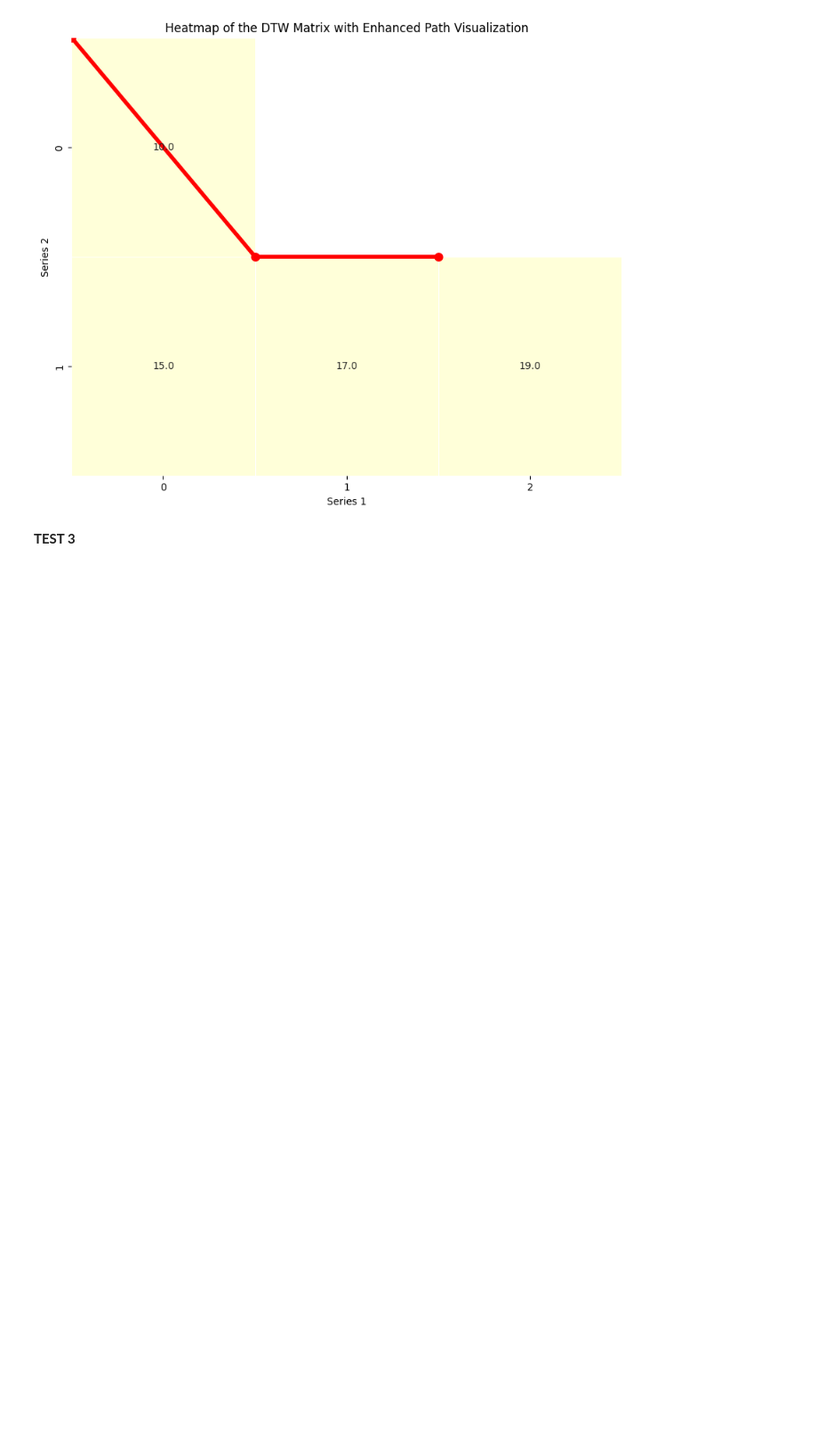
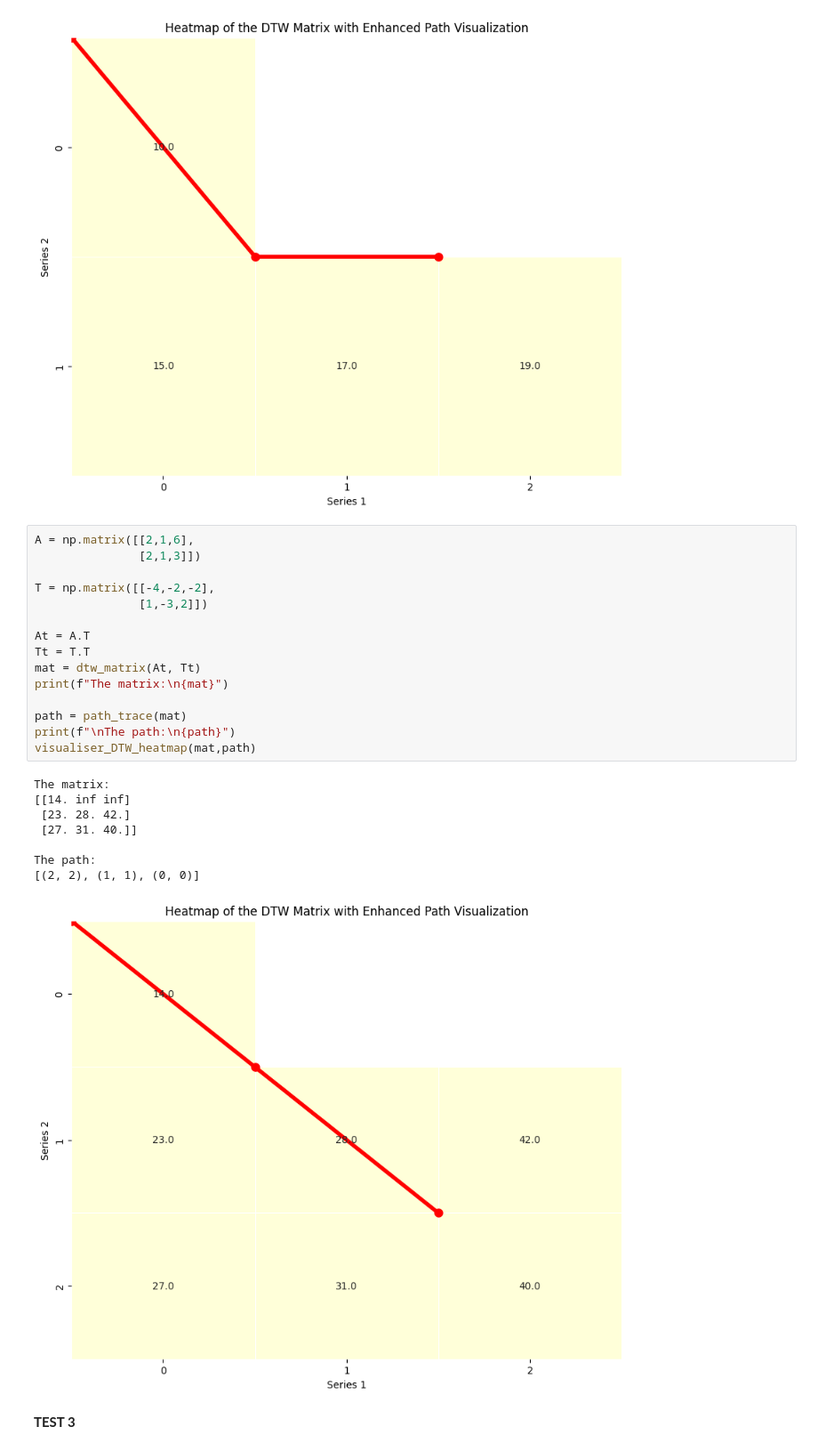
Before and after one commit to ferayame/dtw_algorithm, a Jupyter notebook: DTW.ipynb, the cells around one changed output. Shown at 89% size. Drawn from its saved outputs; the diff is of its cells as text; blank space fills up the shorter version.

```diff
--- a/DTW.ipynb
+++ b/DTW.ipynb
@@ -170,6 +170,30 @@ The matrix:
 The path:
 [(1, 2), (1, 1), (0, 0)]
 [figure]
+# %%
+A = np.matrix([[2,1,6],
+               [2,1,3]])
+
+T = np.matrix([[-4,-2,-2],
+               [1,-3,2]])
+
+At = A.T
+Tt = T.T
+mat = dtw_matrix(At, Tt)
+print(f"The matrix:\n{mat}")
+
+path = path_trace(mat)
+print(f"\nThe path:\n{path}")
+visualiser_DTW_heatmap(mat,path)
+# %% [output]
+The matrix:
+[[14. inf inf]
+ [23. 28. 42.]
+ [27. 31. 40.]]
+
+The path:
+[(2, 2), (1, 1), (0, 0)]
+[figure, added]
 # %% [markdown]
 **TEST 3**
 # %%
```
